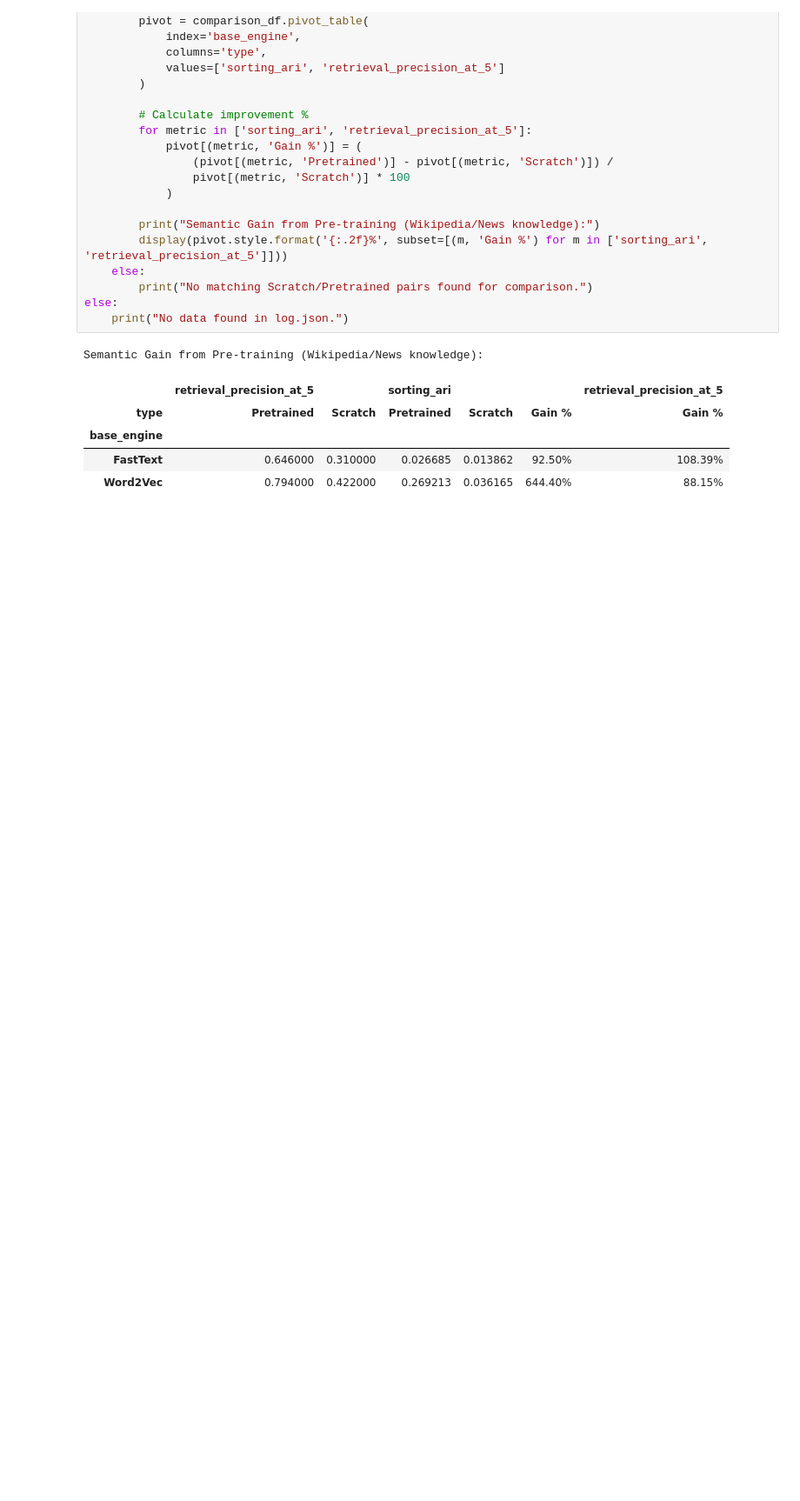
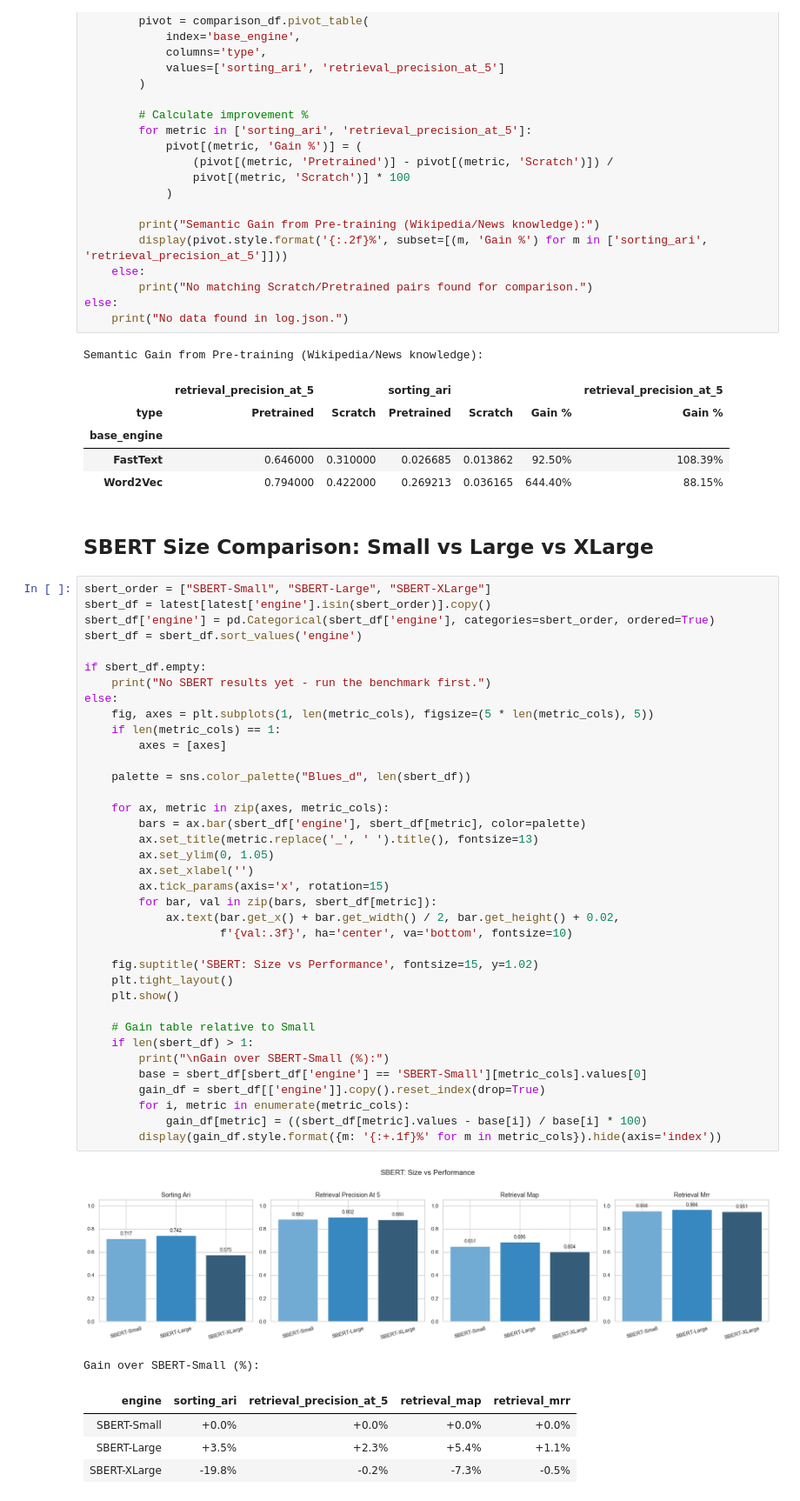
Before and after one commit to Aeslo/FileManager, a Jupyter notebook: research/analysis.ipynb, the cells around one changed output. Shown at 87% size. Cells and saved outputs as stored; diff of their text form; blank space fills up the shorter version.

Commit message:
feat: add SBERT engine

```diff
--- a/research/analysis.ipynb
+++ b/research/analysis.ipynb
@@ -173,3 +179,49 @@ Semantic Gain from Pre-training (Wikipedia/News knowledge):
 | base_engine |  |  |  |  |  |  |
 | FastText | 0.646000 | 0.310000 | 0.026685 | 0.013862 | 92.50% | 108.39% |
 | Word2Vec | 0.794000 | 0.422000 | 0.269213 | 0.036165 | 644.40% | 88.15% |
+# %% [markdown]
+## SBERT Size Comparison: Small vs Large vs XLarge
+# %%
+sbert_order = ["SBERT-Small", "SBERT-Large", "SBERT-XLarge"]
+sbert_df = latest[latest['engine'].isin(sbert_order)].copy()
+sbert_df['engine'] = pd.Categorical(sbert_df['engine'], categories=sbert_order, ordered=True)
+sbert_df = sbert_df.sort_values('engine')
+
+if sbert_df.empty:
+    print("No SBERT results yet - run the benchmark first.")
+else:
+    fig, axes = plt.subplots(1, len(metric_cols), figsize=(5 * len(metric_cols), 5))
+    if len(metric_cols) == 1:
+        axes = [axes]
+
+    palette = sns.color_palette("Blues_d", len(sbert_df))
+
+    for ax, metric in zip(axes, metric_cols):
+        bars = ax.bar(sbert_df['engine'], sbert_df[metric], color=palette)
+        ax.set_title(metric.replace('_', ' ').title(), fontsize=13)
+        ax.set_ylim(0, 1.05)
+        ax.set_xlabel('')
+        ax.tick_params(axis='x', rotation=15)
+        for bar, val in zip(bars, sbert_df[metric]):
+            ax.text(bar.get_x() + bar.get_width() / 2, bar.get_height() + 0.02,
+                    f'{val:.3f}', ha='center', va='bottom', fontsize=10)
+
+    fig.suptitle('SBERT: Size vs Performance', fontsize=15, y=1.02)
+    plt.tight_layout()
+    plt.show()
+
+    # Gain table relative to Small
+    if len(sbert_df) > 1:
+        print("\nGain over SBERT-Small (%):")
+        base = sbert_df[sbert_df['engine'] == 'SBERT-Small'][metric_cols].values[0]
+        gain_df = sbert_df[['engine']].copy().reset_index(drop=True)
+        for i, metric in enumerate(metric_cols):
+            gain_df[metric] = ((sbert_df[metric].values - base[i]) / base[i] * 100)
+        display(gain_df.style.format({m: '{:+.1f}%' for m in metric_cols}).hide(axis='index'))
+# %% [output]
+[figure, added]
+Gain over SBERT-Small (%):
+| engine | sorting_ari | retrieval_precision_at_5 | retrieval_map | retrieval_mrr |
+| SBERT-Small | +0.0% | +0.0% | +0.0% | +0.0% |
+| SBERT-Large | +3.5% | +2.3% | +5.4% | +1.1% |
+| SBERT-XLarge | -19.8% | -0.2% | -7.3% | -0.5% |
```
Also changed, not shown: parts of 5 cells of this notebook, 3 other files.
